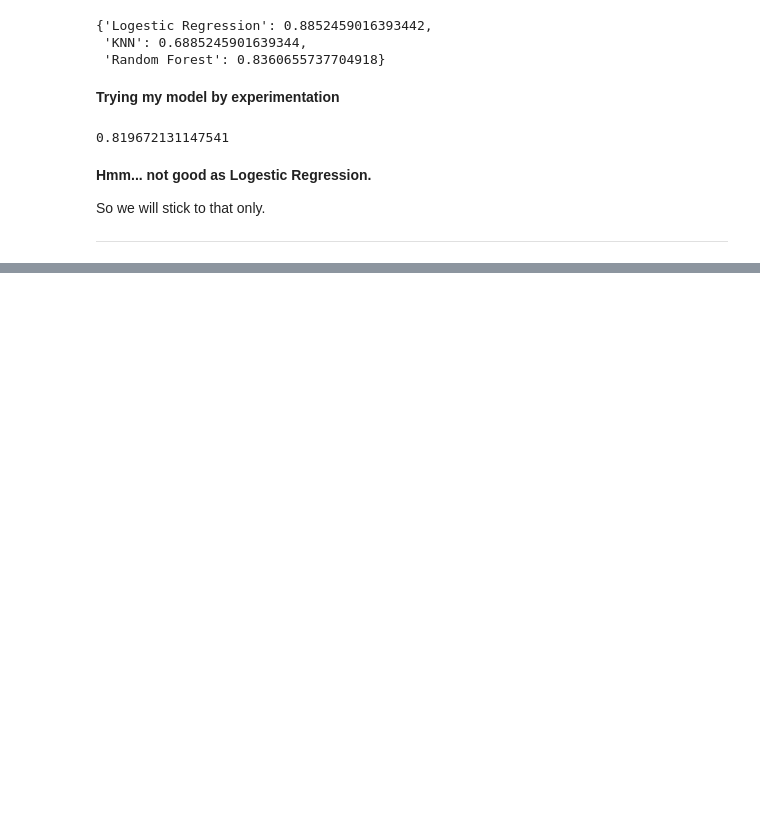
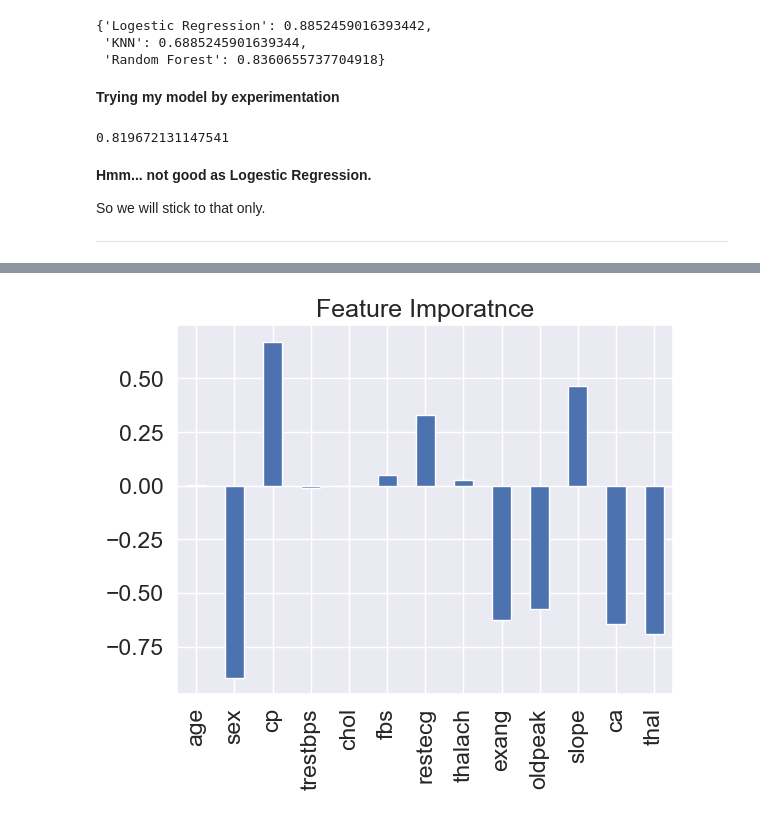
Before and after one commit to Eakempreet/Learning-ML-Projects, a Jupyter notebook: Heart-Disease-Project-1/end-to-end-heart-disease-classification.ipynb, the cells around one changed output, grey strips where cells are left out. Drawn from its saved outputs; the diff is of its cells as text; code cells hidden in the pictures; blank space fills up the shorter version.

```diff
--- a/Heart-Disease-Project-1/end-to-end-heart-disease-classification.ipynb
+++ b/Heart-Disease-Project-1/end-to-end-heart-disease-classification.ipynb
@@ -936,0 +1118,9 @@ So we will stick to that only.
+# %%
+# Fit and instance of LogesticRegression
+gs_log_reg.best_params_
+
+clf = LogisticRegression(C=gs_log_reg.best_params_["C"],
+                         max_iter=gs_log_reg.best_params_["max_iter"],
+                         solver=gs_log_reg.best_params_["solver"])
+
+clf.fit(X_train, y_train)
@@ -936,0 +1148,4 @@ So we will stick to that only.
+# %%
+# match coef's of teh feature to the colomn
+feature_dict = dict(zip(df.columns, list(clf.coef_[0])))
+feature_dict
@@ -936,0 +1172,7 @@ So we will stick to that only.
+# %%
+# Visualize Feature importance
+feature_df = pd.DataFrame(feature_dict, index=[0])
+feature_df.T.plot.bar(title="Feature Imporatnce",
+                      legend=False);
+# %% [output]
+[figure, added]
```
Also changed, not shown: parts of 40 cells of this notebook.
